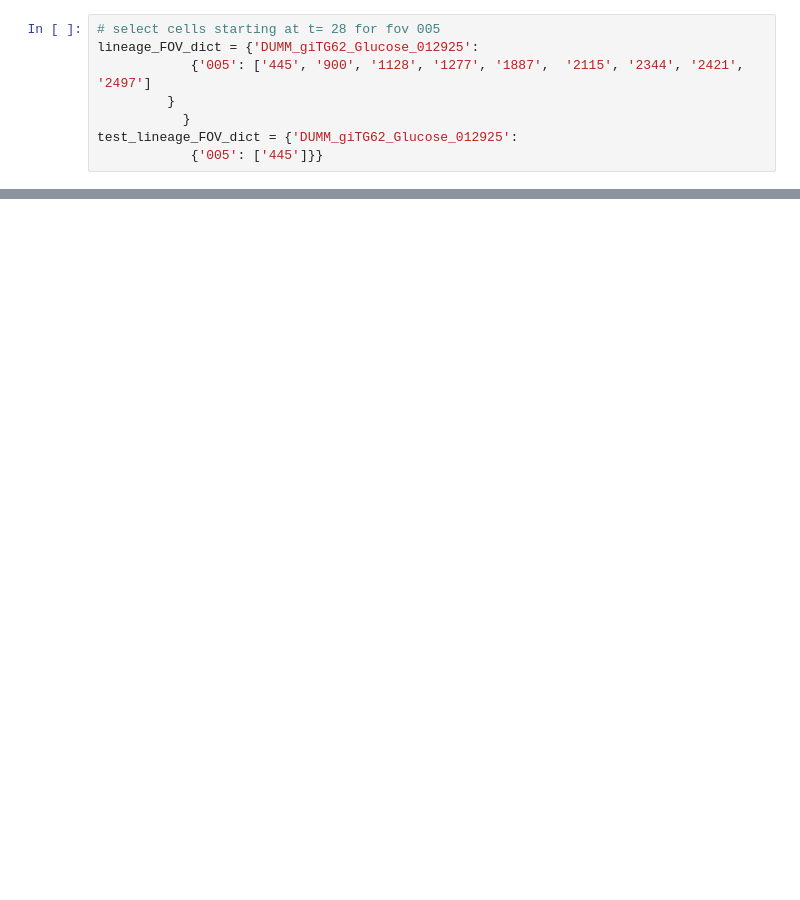
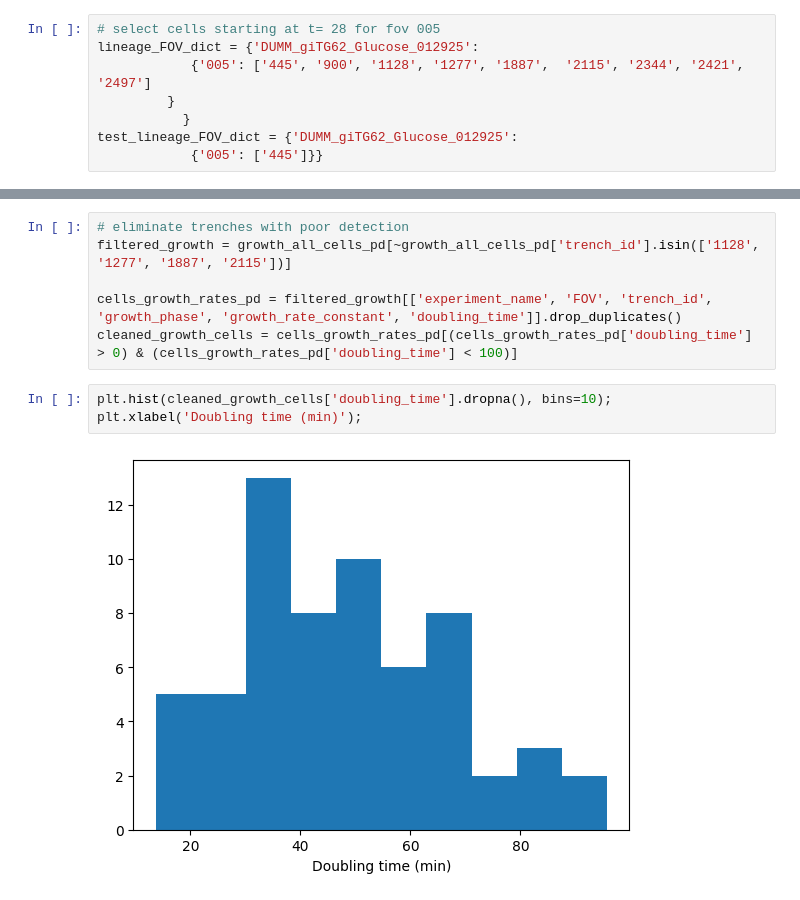
Before and after one commit to nvivanco/Image_analysis, a Jupyter notebook: cell_tracking_whole_kymograph.ipynb, the cells around one changed output, grey strips where cells are left out. Drawn from its saved outputs; the diff is of its cells as text; blank space fills up the shorter version.

```diff
--- a/cell_tracking_whole_kymograph.ipynb
+++ b/cell_tracking_whole_kymograph.ipynb
@@ -314,0 +442,11 @@ plot_tracks_on_kymograph(phase_kymograph, linked_df, track_id_col='track_id')
+# %%
+# eliminate trenches with poor detection
+filtered_growth = growth_all_cells_pd[~growth_all_cells_pd['trench_id'].isin(['1128', '1277', '1887', '2115'])]
+
+cells_growth_rates_pd = filtered_growth[['experiment_name', 'FOV', 'trench_id', 'growth_phase', 'growth_rate_constant', 'doubling_time']].drop_duplicates()
+cleaned_growth_cells = cells_growth_rates_pd[(cells_growth_rates_pd['doubling_time'] > 0) & (cells_growth_rates_pd['doubling_time'] < 100)]
+# %%
+plt.hist(cleaned_growth_cells['doubling_time'].dropna(), bins=10);
+plt.xlabel('Doubling time (min)');
+# %% [output]
+[figure, added]
```
Also changed, not shown: parts of 29 cells of this notebook, 3 other files.
